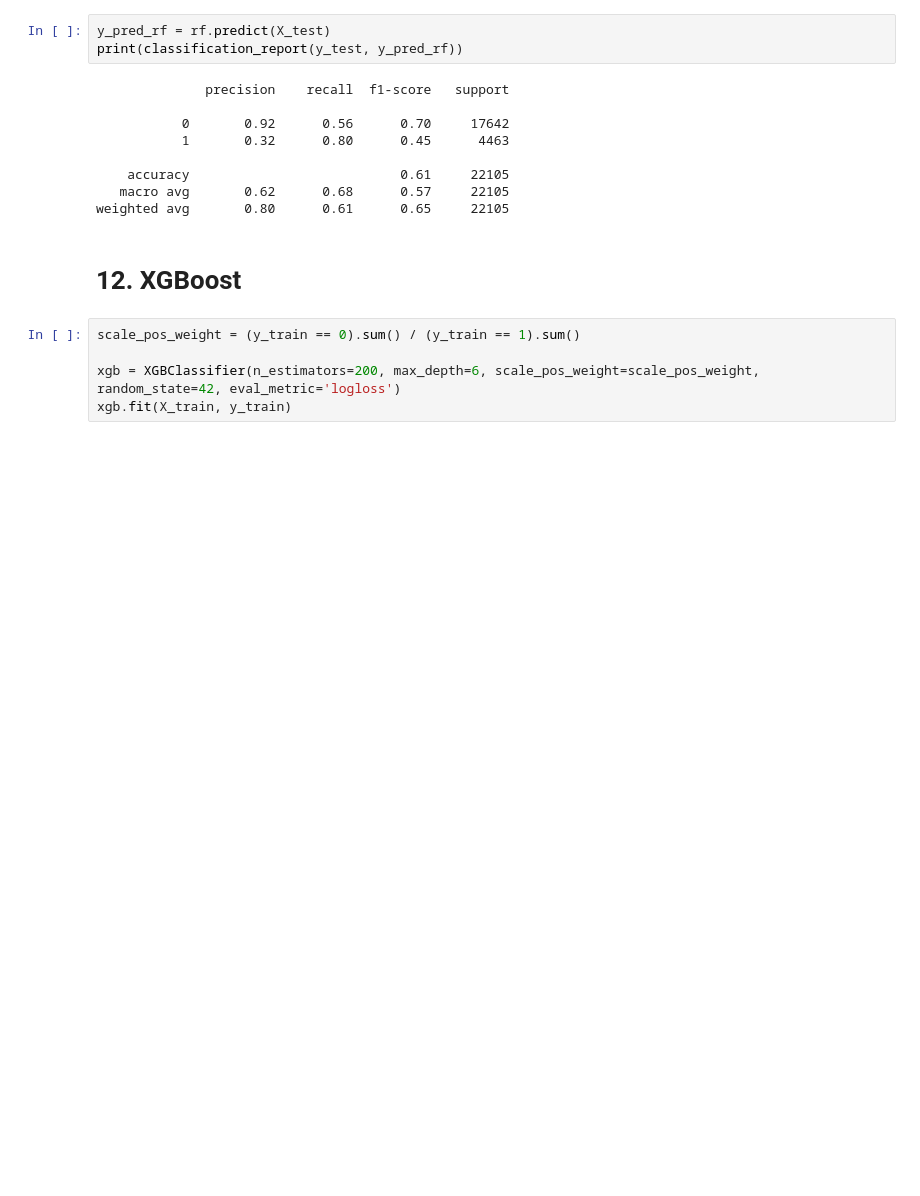
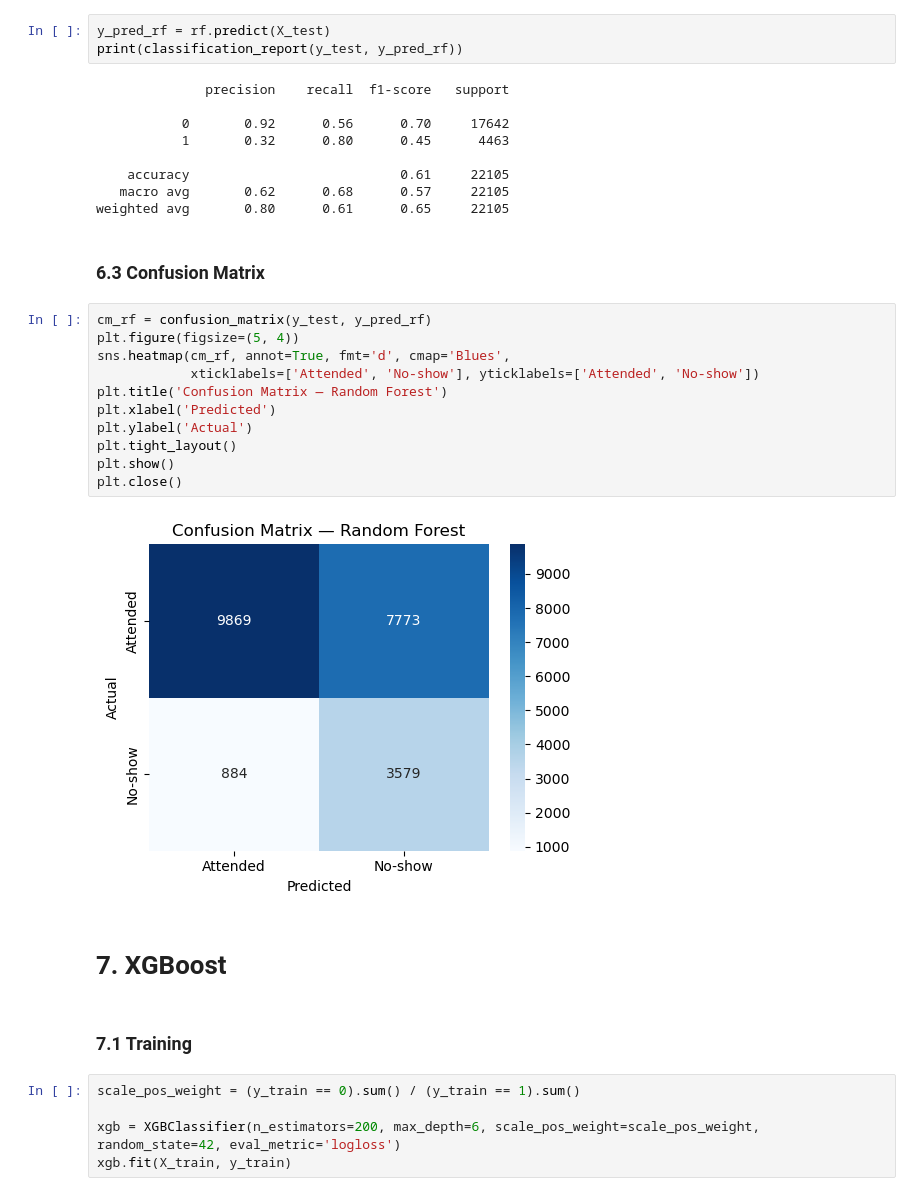
Before and after one commit to md-faiyazkhan/surevisit, a Jupyter notebook: notebooks/03_model_training.ipynb, the cells around one changed output. Drawn from its saved outputs; the diff is of its cells as text; blank space fills up the shorter version.

```diff
--- a/notebooks/03_model_training.ipynb
+++ b/notebooks/03_model_training.ipynb
@@ -123,8 +145,25 @@ print(classification_report(y_test, y_pred_rf))
     accuracy                           0.61     22105
    macro avg       0.62      0.68      0.57     22105
 weighted avg       0.80      0.61      0.65     22105
+# %% [markdown]
+### 6.3 Confusion Matrix
+# %%
+cm_rf = confusion_matrix(y_test, y_pred_rf)
+plt.figure(figsize=(5, 4))
+sns.heatmap(cm_rf, annot=True, fmt='d', cmap='Blues',
+            xticklabels=['Attended', 'No-show'], yticklabels=['Attended', 'No-show'])
+plt.title('Confusion Matrix — Random Forest')
+plt.xlabel('Predicted')
+plt.ylabel('Actual')
+plt.tight_layout()
+plt.show()
+plt.close()
+# %% [output]
+[figure, added]
 # %% [markdown]
-# 12. XGBoost
+# 7. XGBoost
+# %% [markdown]
+### 7.1 Training
 # %%
 scale_pos_weight = (y_train == 0).sum() / (y_train == 1).sum()
 
```
Also changed, not shown: parts of 59 cells of this notebook.
